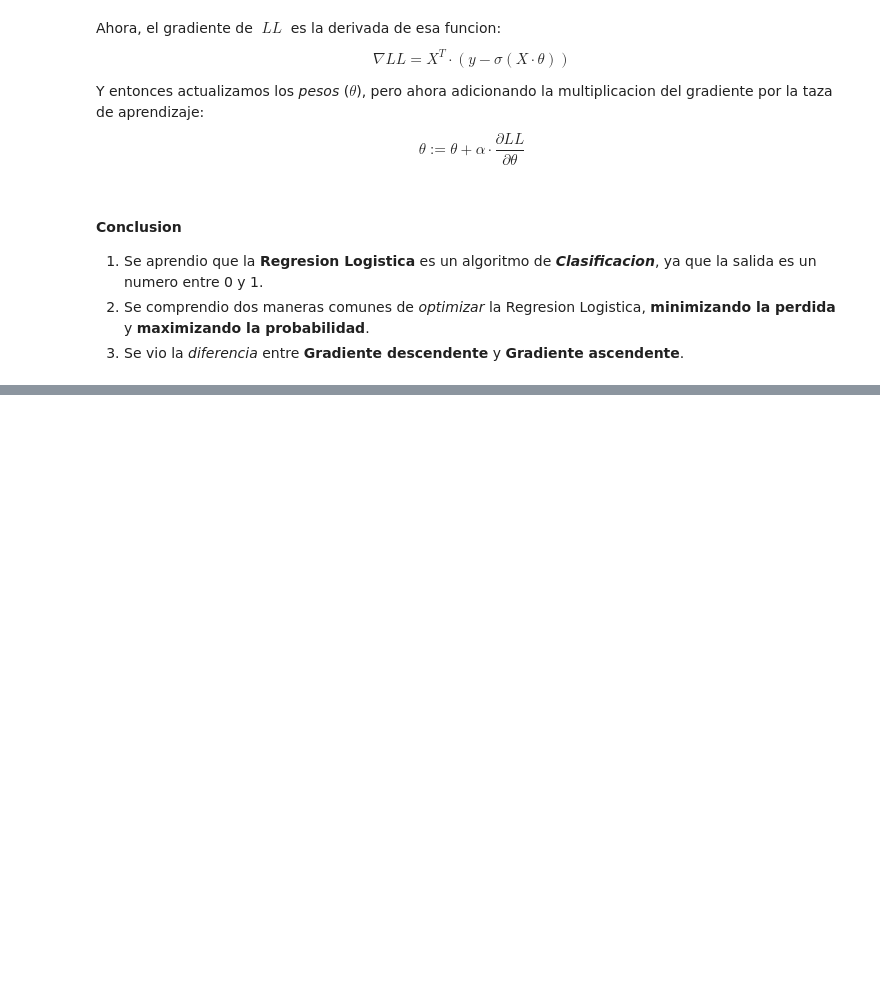
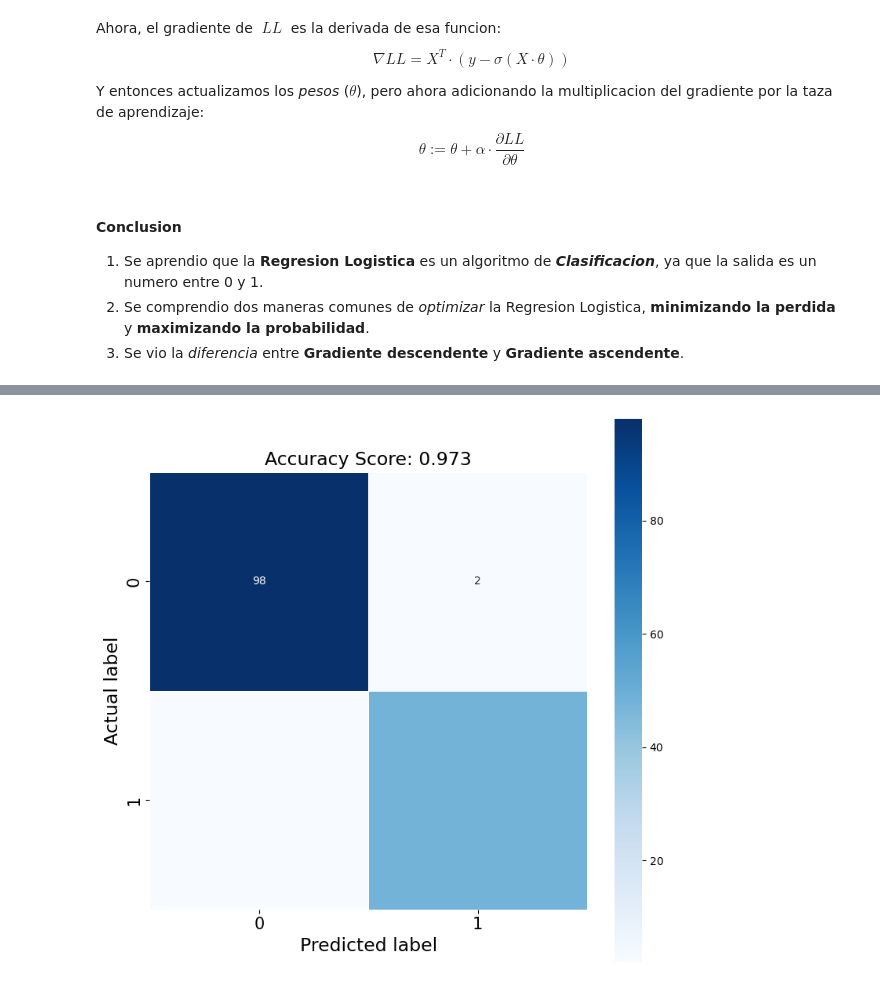
Before and after one commit to JeanGC970520/caipc, a Jupyter notebook: my_learning/logistics_regresion/main.ipynb, the cells around one changed output, grey strips where cells are left out. Drawn from its saved outputs; the diff is of its cells as text; code cells hidden in the pictures; blank space fills up the shorter version.

Commit message:
Creating LogisticRegresion model and using it to predict with iris dataset

```diff
--- a/my_learning/logistics_regresion/main.ipynb
+++ b/my_learning/logistics_regresion/main.ipynb
@@ -113,0 +119,15 @@ def update_weight_mle(weight, learning_rate, gradient):
+# %%
+# Importando data set
+
+from sklearn import metrics
+from sklearn.datasets import load_iris
+
+iris = load_iris()
+print(iris.keys())
+# print(iris)
+
+X = iris['data'][:, :3]                # Extrayendo el 'ancho del petalo'.
+y = (iris["target"] == 2 ).astype(int) # 1 si es Iris-Virginica, 0 de otra manera
+
+print(X[:20])
+print(y)
@@ -113,0 +196,14 @@ def update_weight_mle(weight, learning_rate, gradient):
+# %%
+import time
+
+start_time = time.time()
+
+log_reg = LogisticRegresion(lr=0.1, num_iter=300000, verbose=True)
+log_reg.fit(X, y)
+
+print(f"Training time (Log Reg using Loss minimizing): {(time.time() - start_time):.3f} seconds")
+
+predictions = log_reg.predict(X)
+
+accuracy = (predictions == y).mean()
+print(f'Accuracy = {accuracy}')
@@ -113,0 +219,15 @@ def update_weight_mle(weight, learning_rate, gradient):
+# %%
+cm = metrics.confusion_matrix(y, log_reg.predict(X))
+
+plt.figure(figsize=(9,9))
+sns.heatmap(cm, annot=True,
+            fmt=".0f",
+            linewidths=.5,
+            square = True,
+            cmap = 'Blues');
+plt.ylabel('Actual label', fontsize = 17)
+plt.xlabel('Predicted label', fontsize = 17)
+plt.title(f'Accuracy Score: {accuracy:.3f}', size = 17)
+plt.tick_params(labelsize= 15)
+# %% [output]
+[figure, added]
```
Also changed, not shown: parts of 5 cells of this notebook.
